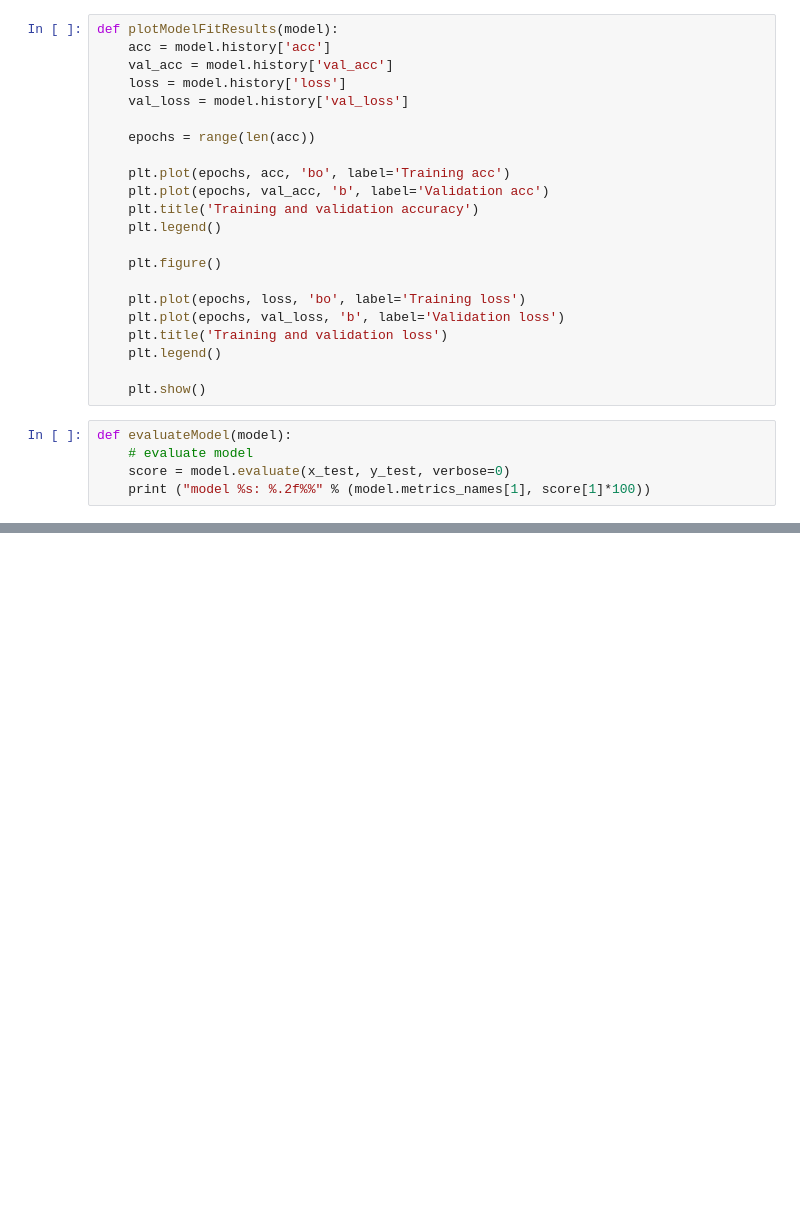
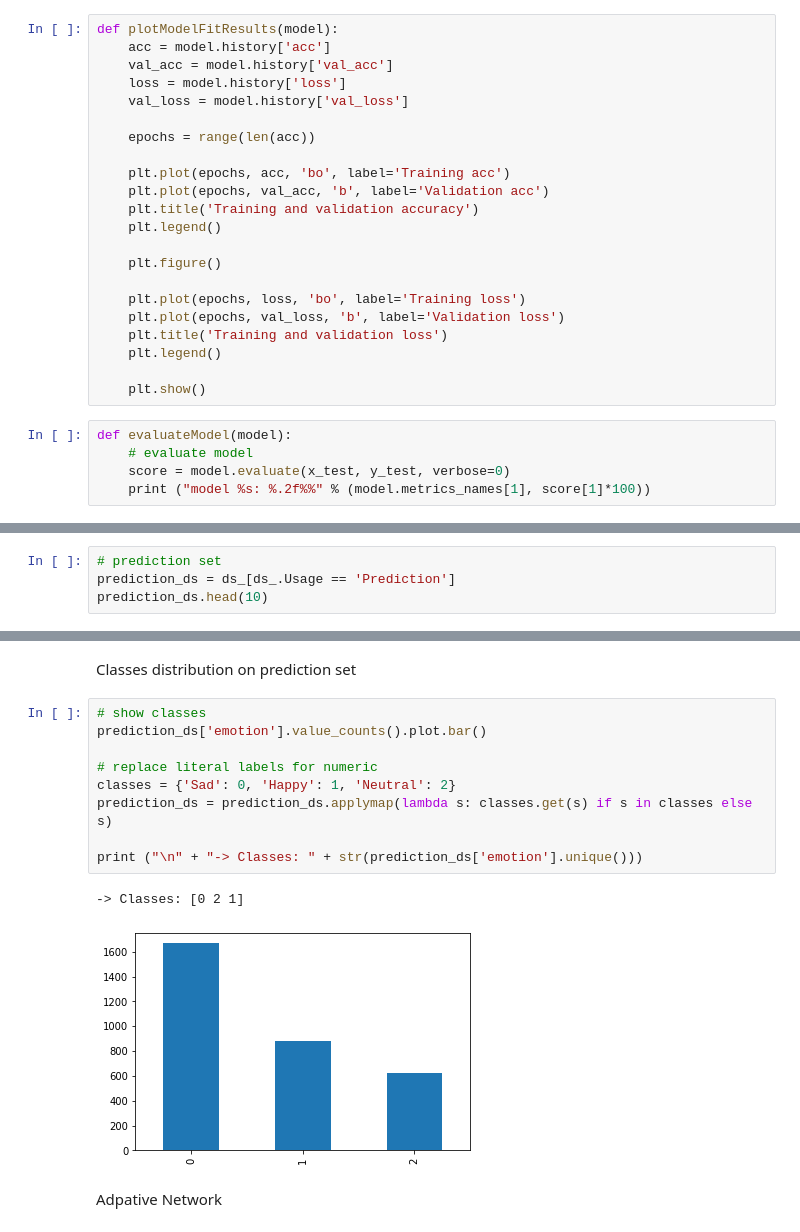
Before and after one commit to fparisk/MP6122_Reconocimiento_de_Patrones, a Jupyter notebook: proyecto/cnn_03.ipynb, the cells around one changed output, grey strips where cells are left out. Drawn from its saved outputs; the diff is of its cells as text; blank space fills up the shorter version.

Commit message:
prediction results update

```diff
--- a/proyecto/cnn_03.ipynb
+++ b/proyecto/cnn_03.ipynb
@@ -576,0 +562,4 @@ def evaluateModel(model):
+# %%
+# prediction set
+prediction_ds = ds_[ds_.Usage == 'Prediction']
+prediction_ds.head(10)
@@ -576,0 +578,16 @@ def evaluateModel(model):
+# %% [markdown]
+Classes distribution on prediction set
+# %%
+# show classes
+prediction_ds['emotion'].value_counts().plot.bar()
+
+# replace literal labels for numeric
+classes = {'Sad': 0, 'Happy': 1, 'Neutral': 2}
+prediction_ds = prediction_ds.applymap(lambda s: classes.get(s) if s in classes else s)
+
+print ("\n" + "-> Classes: " + str(prediction_ds['emotion'].unique()))
+# %% [output]
+-> Classes: [0 2 1]
+[figure, added]
+# %% [markdown]
+Adpative Network
```
Also changed, not shown: parts of 11 cells of this notebook.
